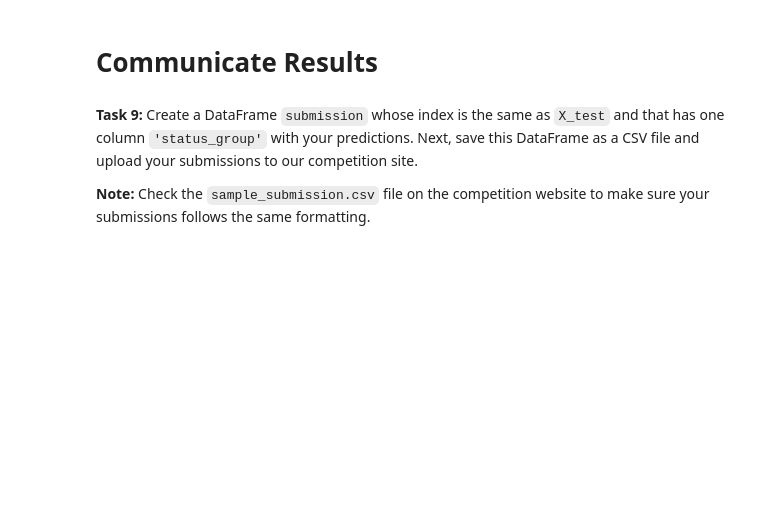
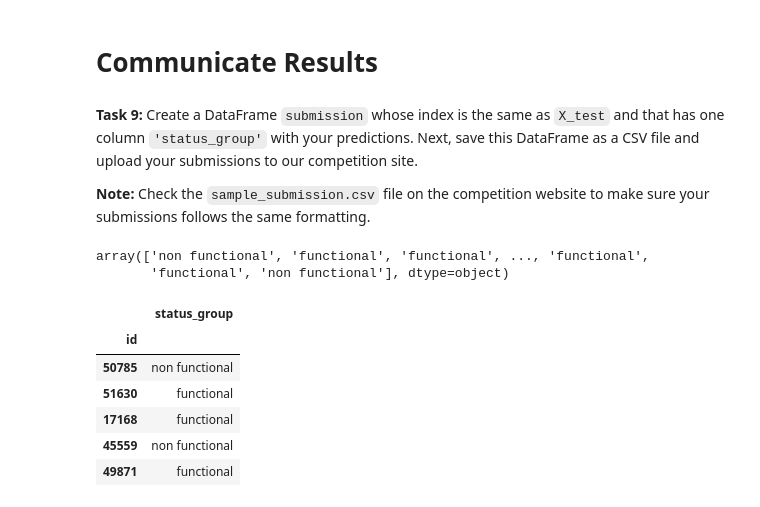
Before and after one commit to sikoh/DS-Tree-Based-Models, a Jupyter notebook: Cross-Validation/DS_CrossValidation_Homework.ipynb, the cells around one changed output. Drawn from its saved outputs; the diff is of its cells as text; code cells hidden in the pictures; blank space fills up the shorter version.

```diff
--- a/Cross-Validation/DS_CrossValidation_Homework.ipynb
+++ b/Cross-Validation/DS_CrossValidation_Homework.ipynb
@@ -121,0 +175,17 @@ model = ...
+# %%
+clf_rf = make_pipeline(
+    OrdinalEncoder(),
+    SimpleImputer(),
+    RandomForestClassifier(random_state=42)
+)
+model = RandomizedSearchCV(
+    clf_rf,
+    param_distributions=param_distributions,
+    n_iter=25,
+    cv=5,
+    scoring='accuracy',
+    random_state=42,
+    n_jobs=-1
+)
+# %%
+model.fit(X, y)
@@ -133,5 +223,22 @@ print('Best params for `model`:', best_params)
 **Task 9:** Create a DataFrame `submission` whose index is the same as `X_test` and that has one column `'status_group'` with your predictions. Next, save this DataFrame as a CSV file and upload your submissions to our competition site.
 
 **Note:** Check the `sample_submission.csv` file on the competition website to make sure your submissions follows the same formatting.
+# %%
+y_pred = model.predict(X_test)
+# %%
+y_pred
+# %% [output]
+array(['non functional', 'functional', 'functional', ..., 'functional',
+       'functional', 'non functional'], dtype=object)
+# %%
+submission = pd.DataFrame(index=X_test.index, columns=['status_group'], data=y_pred)
 # %%
-submission = ...
+submission.head()
+# %% [output]
+|  | status_group |
+| id |  |
+| 50785 | non functional |
+| 51630 | functional |
+| 17168 | functional |
+| 45559 | non functional |
+| 49871 | functional |
```
Also changed, not shown: parts of 20 cells of this notebook.
